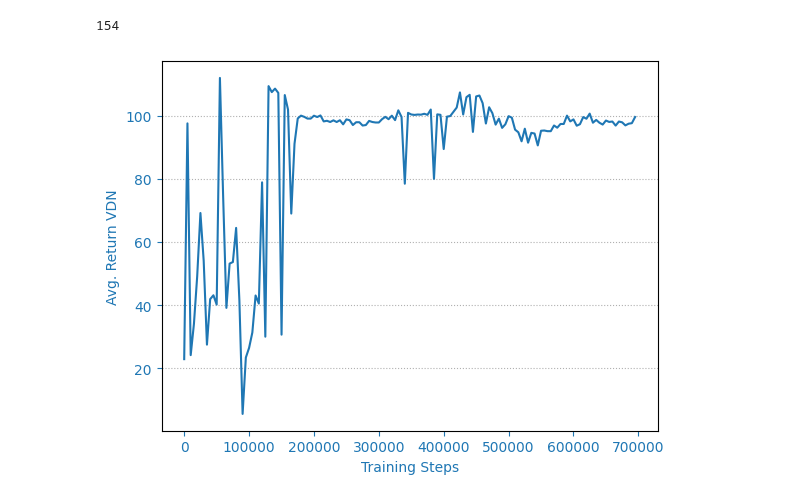
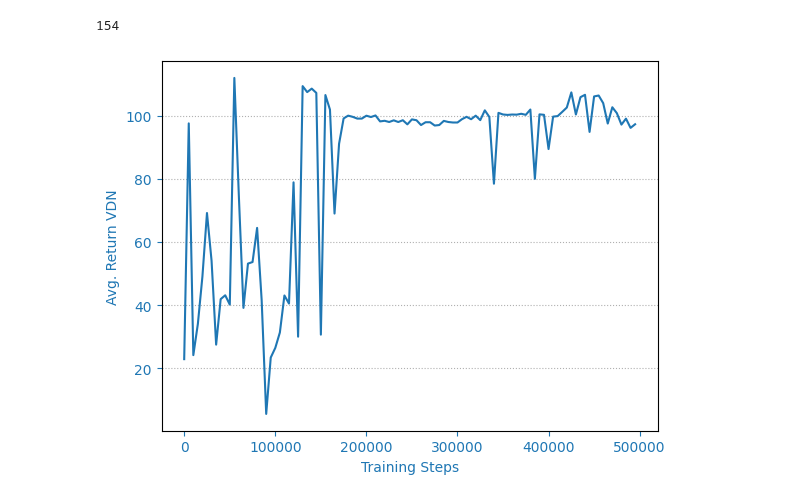
Before and after one commit to mcederle99/thesis, a Jupyter notebook: results/vdn/Untitled1.ipynb, the cells around one changed output. Drawn from its saved outputs; the diff is of its cells as text; code cells hidden in the pictures.

```diff
--- a/results/vdn/Untitled1.ipynb
+++ b/results/vdn/Untitled1.ipynb
@@ -7,21 +7,21 @@ scores = np.load('VDN_2.npy')
 # %%
 fig = plt.figure()
 ax = fig.add_subplot(111, label="1")
 
 N = len(scores)
 print(N)
 running_avg = np.empty(N)
 for t in range(N):
     running_avg[t] = np.mean(
             scores[max(0, t-1):(t+1)])
 
-ax.plot(x[:140], scores[:140], color="C0")
+ax.plot(x[:100], scores[:100], color="C0")
 ax.set_xlabel("Training Steps", color="C0")
 ax.set_ylabel("Avg. Return VDN", color="C0")
 ax.tick_params(axis='x', colors="C0")
 ax.tick_params(axis='y', colors="C0")
 plt.grid(True, axis='y', linestyle=':')
-plt.show()
+plt.savefig('prova.png')
 # %% [output]
 154
-[figure, old version]
+[figure, new version]
```
Also changed, not shown: parts of 1 cell of this notebook, 38 other files.
